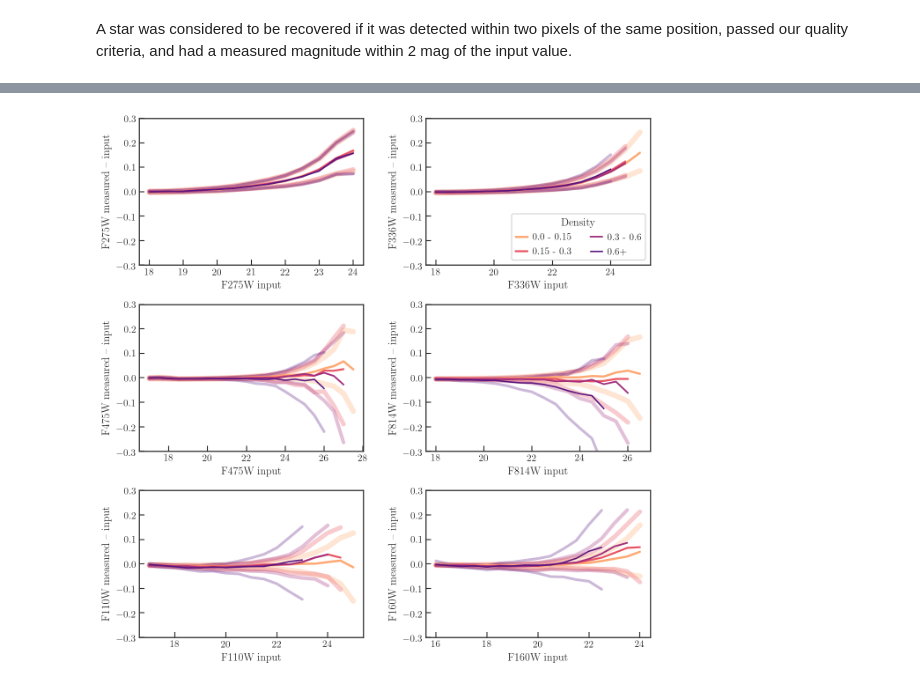
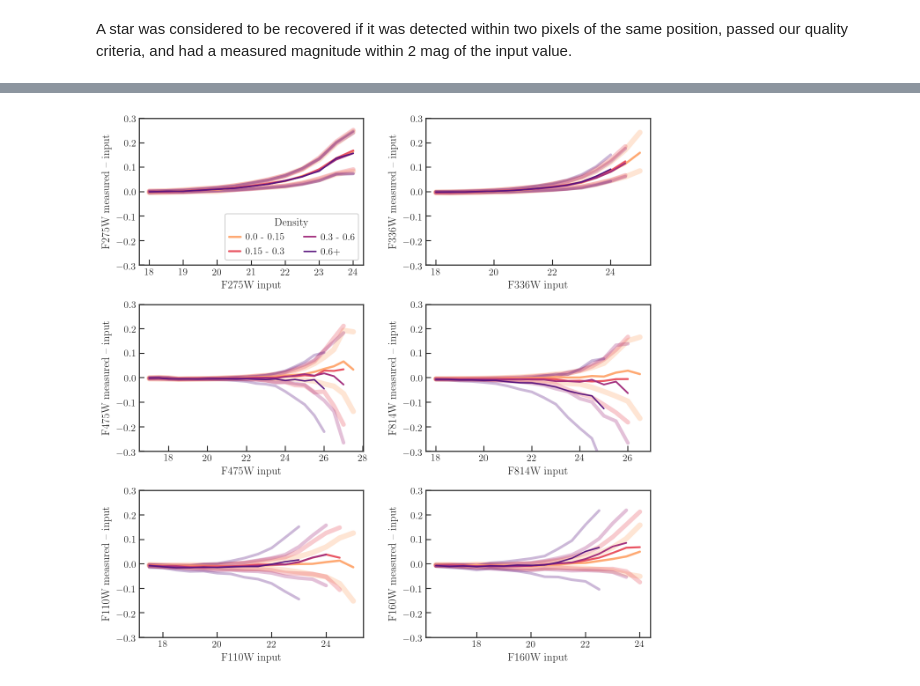
Before and after one commit to meredith-durbin/m33_survey_plots, a Jupyter notebook: AST plots.ipynb, the cells around one changed output, grey strips where cells are left out. Drawn from its saved outputs; the diff is of its cells as text; code cells hidden in the pictures.

```diff
--- a/AST plots.ipynb
+++ b/AST plots.ipynb
@@ -150,7 +150,7 @@ for i, (infile, density) in enumerate(zip(infiles, densities)):
     fig.savefig(f'survey_paper_figures/{name}_comp.pdf', bbox_inches='tight')
     fig = plot_xy_delta(read_artstars(infile))
     fig.savefig(f'survey_paper_figures/{name}_xy_delta.pdf', bbox_inches='tight')
-df_comp.set_index(pd.Index([0.075, 0.225, 0.45, 0.75]), inplace=True)
+df_comp.set_index(pd.Index([0.075, 0.225, 0.45, 0.9]), inplace=True)
 df_comp
 # %% [output]
 ['../artstars/M33_B01_NN_fake_final.hdf5', '../artstars/M33_B01_SS_fake_final.hdf5', '../artstars/M33_B02_NN_fake_final.hdf5', '../artstars/M33_B02_SS_fake_final.hdf5']
@@ -192,37 +186,47 @@ df_comp.reset_index()
 def myround(x, n=0.5):
     return np.round(x/n)*n
 
-def plot_bias(ds, filters=filters, df_comp=df_comp.reset_index()):
+index = pd.MultiIndex.from_product([df_comp.index.values, filters, np.arange(16, 30, 0.5)],
+                                   names=['Density', 'Filter', 'Magnitude'])
+df_bias = pd.DataFrame(data=np.nan, index=index, columns=['Bias', 'RMS', 'DOLPHOT', 'Ratio'])
+
+pc_kwargs = dict(percentile_shape=10000, percentile_limits='minmax')
+def plot_bias(ds, df_bias=df_bias, filters=filters, df_comp=df_comp.reset_index()):
     fig, axes = plt.subplots(3, 2, figsize=(9, 9))
     axes = axes.ravel()
     for i, filt in enumerate(filters):
         ax = axes[i]
-        pmin = 0.2 if (filt in ['F110W', 'F160W', 'F336W']) else 0.5 if (filt == 'F275W') else 5
+        pmin = 0.3 if (filt in ['F160W', 'F336W']) else 0.5 if (filt in ['F275W','F110W']) else 5
         x0 = myround(ds.percentile_approx(f'{filt}_IN', pmin, selection=f'{filt}_detected'))
         for j in df_comp.index.values:
             density = df_comp.loc[j, ['bin_lo','bin_hi']].values
             txt = f'{density[0]} - {density[1]}' if (density[1] < 5) else f'{density[0]}+'
             x = np.arange(x0-0.75, myround(df_comp.loc[j, filt]), 0.5)
             shape_kwargs = dict(limits=[x.min(), x.max()], shape=len(x)-1)
             ds.select(f'{filt}_detected & ({filt}_IN < {x.max()}) & (DENSITY_BIN == {j+1})',
                       name=f'{filt}_sc')
             bc = ds.bin_centers(f'{filt}_IN', **shape_kwargs)
             p25, p50, p75 = ds.percentile_approx(f'{filt}_DELTA', [32, 50, 68],
                                                  binby=f'{filt}_IN', selection=f'{filt}_sc',
-                                                 **shape_kwargs)
+                                                 **pc_kwargs, **shape_kwargs)
             l0, = ax.plot(bc, p50, lw=2.5-(0.3*j), zorder=1000+j, label=txt)
             ax.plot(bc, p25, alpha=0.3, lw=6-j, color=l0.get_color(), zorder=j)
             ax.plot(bc, p75, alpha=0.3, lw=6-j, color=l0.get_color(), zorder=j)
+            dol = ds.median_approx(f'{filt}_STD', binby=f'{filt}_IN',
+                                   selection=f'{filt}_sc', **pc_kwargs, **shape_kwargs)
+            df_bias.loc[(df_comp.loc[j, 'index'], filt, bc), 'Bias'] = p50
+            df_bias.loc[(df_comp.loc[j, 'index'], filt, bc), 'RMS'] = p75 - p25
+            df_bias.loc[(df_comp.loc[j, 'index'], filt, bc), 'DOLPHOT'] = dol
         ax.set_ylim(-0.3, 0.3)
         ax.set_xlabel(f'{filt} input')
         ax.set_ylabel(f'{filt} measured -- input')
-        if filt == 'F336W':
+        if filt == 'F275W':
             ax.legend(loc='lower right', ncol=2, title='Density')
     fig.tight_layout(w_pad=2, h_pad=1)
     return fig
 
 with sns.color_palette(sns.color_palette('magma_r', 10)[1::2]):
     fig = plot_bias(ds)
     fig.savefig('survey_paper_figures/ast_bias_uncertainty.pdf', bbox_inches='tight')
 # %% [output]
-[figure, old version]
+[figure, new version]
```
Also changed, not shown: parts of 4 cells of this notebook, 10 other files.
